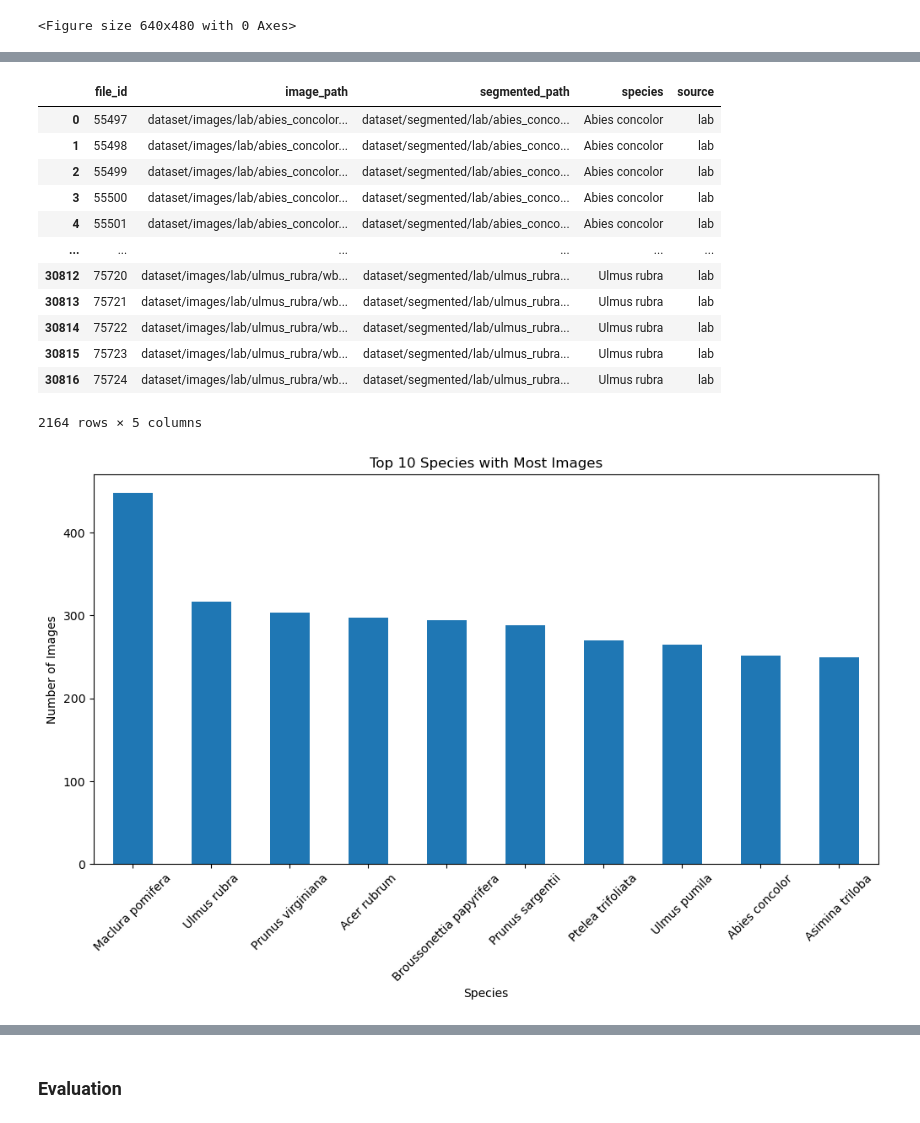
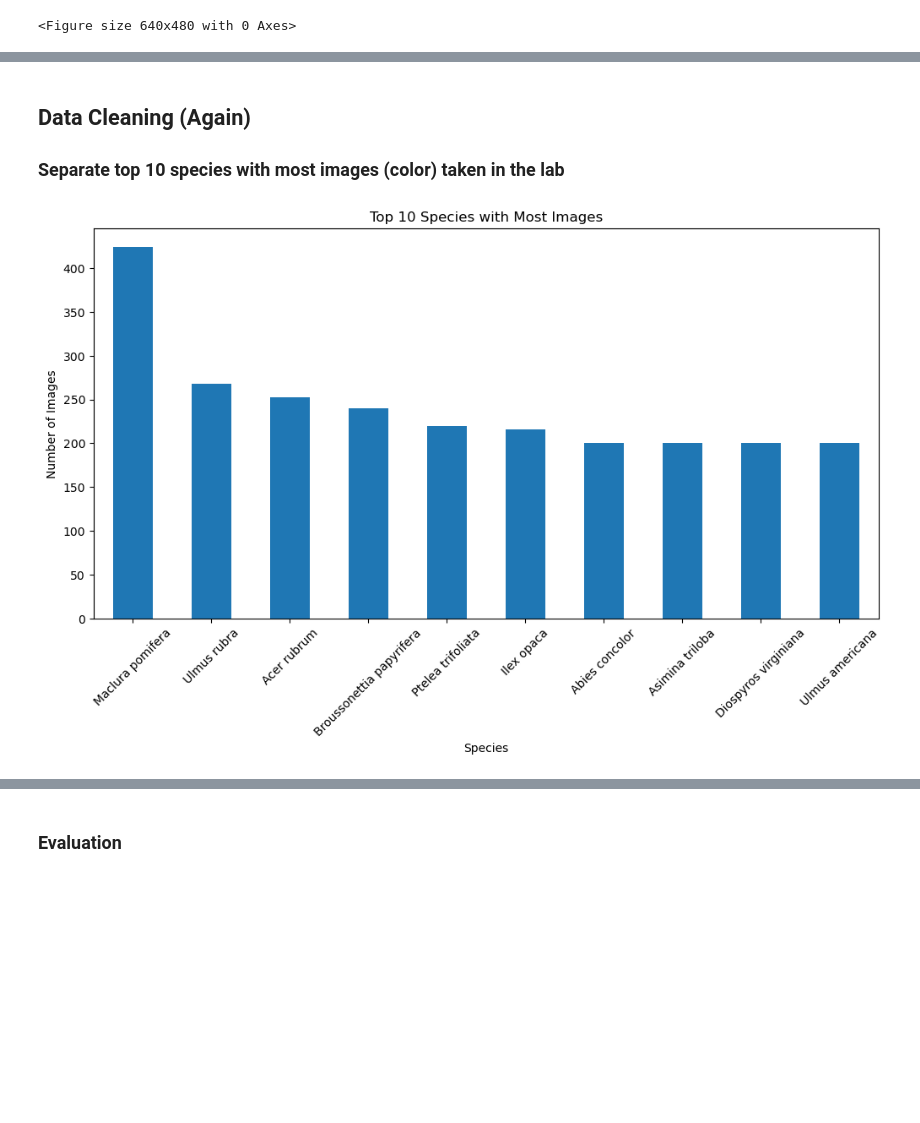
Before and after one commit to CharlieBoye8/boye_leafID, a Jupyter notebook: EDA.ipynb, the cells around one changed output, grey strips where cells are left out. Cells and saved outputs as stored; diff of their text form; code cells hidden in the pictures; blank space fills up the shorter version.

```diff
--- a/EDA.ipynb
+++ b/EDA.ipynb
@@ -324,33 +320,20 @@ plt.savefig("figures/ConfusionMatrixBatch16.png", dpi=300)
+# %% [markdown]
+## Data Cleaning (Again)
+### Separate top 10 species with most images (color) taken in the lab
 # %%
 df = pd.read_csv('leafsnap-dataset-images.txt', sep='\t')
-# get rid of all species except the top 10 with most images
+
 top_species = df['species'].value_counts().nlargest(10).index.tolist()
-df_top = df[df['species'].isin(top_species)]
-df_top['species'].value_counts().plot(kind='bar', figsize=(12, 6))
+top_species_df = df[df['species'].isin(top_species)]
+top_lab_only = top_species[top_species['source'] == 'lab']
+
+
+top_lab_only.to_csv('leafsnap-top10-lab.txt', sep='\t', index=False)
+top_lab_only['species'].value_counts().plot(kind='bar', figsize=(12, 6))
 plt.title('Top 10 Species with Most Images')
 plt.xlabel('Species')
 plt.ylabel('Number of Images')
 plt.xticks(rotation=45)
 plt.savefig("figures/Top10Species.png", dpi=300)
-
-# create a new df with only image_paths that have 'lab' as their source and species in top_species
-df_top_lab = df_top[df_top['source'] == 'lab']
-# save the new df to a file
-df_top_lab.to_csv('leafsnap-top10-lab.txt', sep='\t', index=False)
-# check the new df
-display(df_top_lab)
 # %% [output]
-|  | file_id | image_path | segmented_path | species | source |
-| 0 | 55497 | dataset/images/lab/abies_concolor... | dataset/segmented/lab/abies_conco... | Abies concolor | lab |
-| 1 | 55498 | dataset/images/lab/abies_concolor... | dataset/segmented/lab/abies_conco... | Abies concolor | lab |
-| 2 | 55499 | dataset/images/lab/abies_concolor... | dataset/segmented/lab/abies_conco... | Abies concolor | lab |
-| 3 | 55500 | dataset/images/lab/abies_concolor... | dataset/segmented/lab/abies_conco... | Abies concolor | lab |
-| 4 | 55501 | dataset/images/lab/abies_concolor... | dataset/segmented/lab/abies_conco... | Abies concolor | lab |
-| ... | ... | ... | ... | ... | ... |
-| 30812 | 75720 | dataset/images/lab/ulmus_rubra/wb... | dataset/segmented/lab/ulmus_rubra... | Ulmus rubra | lab |
-| 30813 | 75721 | dataset/images/lab/ulmus_rubra/wb... | dataset/segmented/lab/ulmus_rubra... | Ulmus rubra | lab |
-| 30814 | 75722 | dataset/images/lab/ulmus_rubra/wb... | dataset/segmented/lab/ulmus_rubra... | Ulmus rubra | lab |
-| 30815 | 75723 | dataset/images/lab/ulmus_rubra/wb... | dataset/segmented/lab/ulmus_rubra... | Ulmus rubra | lab |
-| 30816 | 75724 | dataset/images/lab/ulmus_rubra/wb... | dataset/segmented/lab/ulmus_rubra... | Ulmus rubra | lab |
-2164 rows × 5 columns
-[figure, old version]
+[figure, new version]
```
Also changed, not shown: parts of 15 cells of this notebook, 4 other files.
